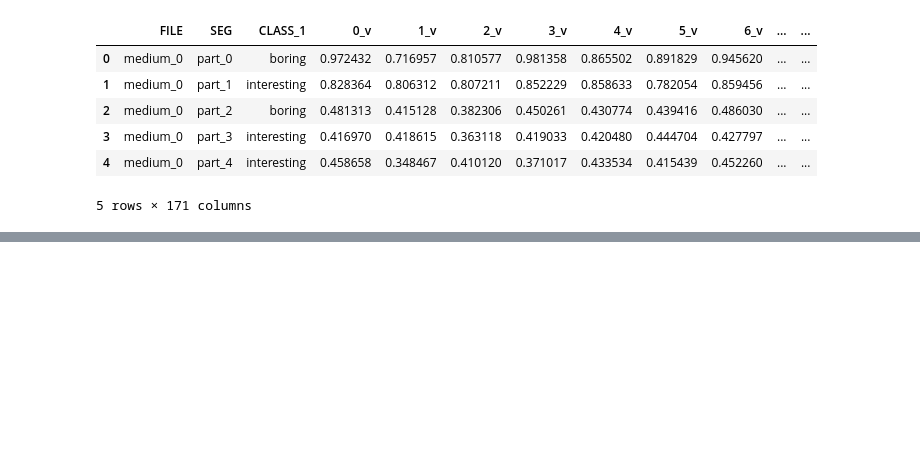
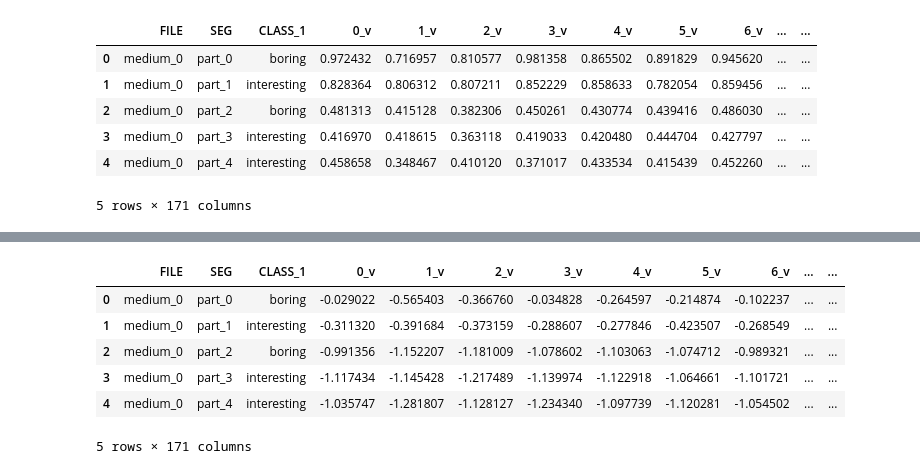
Before and after one commit to cjd1884/pyLectureMultiModalAnalysis, a Jupyter notebook: jupyter/Helpers.ipynb, the cells around one changed output, grey strips where cells are left out. Cells and saved outputs as stored; diff of their text form; code cells hidden in the pictures; blank space fills up the shorter version.

Commit message:
Standardisation added as preprocessing step

```diff
--- a/jupyter/Helpers.ipynb
+++ b/jupyter/Helpers.ipynb
@@ -72,0 +97,36 @@ rs. head()
+# %%
+from sklearn import preprocessing as pp
+
+def standardize(df):
+    '''
+    Standardizes the provided dataframe.
+
+    :param df:  the input dataframe
+    :return:    the standardized dataframe
+    '''
+
+    # Get only float columns (containing data)
+    float_columns = df.select_dtypes(include=['float64']).columns.to_list()
+    string_columns = df.select_dtypes(exclude=['float64']).columns.to_list()
+
+    # Create the Scaler object
+    scaler = pp.StandardScaler()
+
+    # Fit your data on the scaler object
+    scaled_df = scaler.fit_transform(df[float_columns])
+    scaled_df = pd.DataFrame(scaled_df, columns=float_columns)
+
+    # Concat with non float columns (removed before standardization)
+    scaled_df = pd.concat([df[string_columns], scaled_df], axis=1, join='inner')
+
+    return scaled_df
+# %%
+standardize(rs).head()
+# %% [output]
+|  | FILE | SEG | CLASS_1 | 0_v | 1_v | 2_v | 3_v | 4_v | 5_v | 6_v | ... | ... |
+| 0 | medium_0 | part_0 | boring | -0.029022 | -0.565403 | -0.366760 | -0.034828 | -0.264597 | -0.214874 | -0.102237 | ... | ... |
+| 1 | medium_0 | part_1 | interesting | -0.311320 | -0.391684 | -0.373159 | -0.288607 | -0.277846 | -0.423507 | -0.268549 | ... | ... |
+| 2 | medium_0 | part_2 | boring | -0.991356 | -1.152207 | -1.181009 | -1.078602 | -1.103063 | -1.074712 | -0.989321 | ... | ... |
+| 3 | medium_0 | part_3 | interesting | -1.117434 | -1.145428 | -1.217489 | -1.139974 | -1.122918 | -1.064661 | -1.101721 | ... | ... |
+| 4 | medium_0 | part_4 | interesting | -1.035747 | -1.281807 | -1.128127 | -1.234340 | -1.097739 | -1.120281 | -1.054502 | ... | ... |
+5 rows × 171 columns
```
Also changed, not shown: parts of 3 cells of this notebook, 2 other files.
